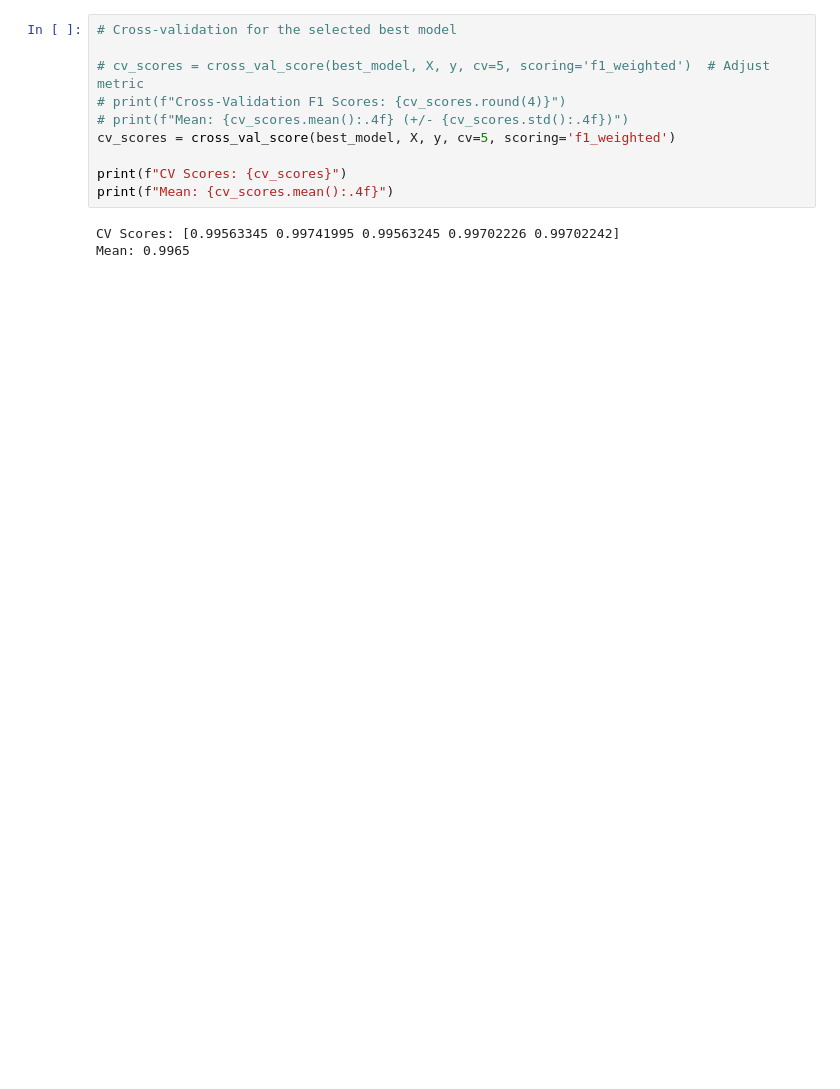
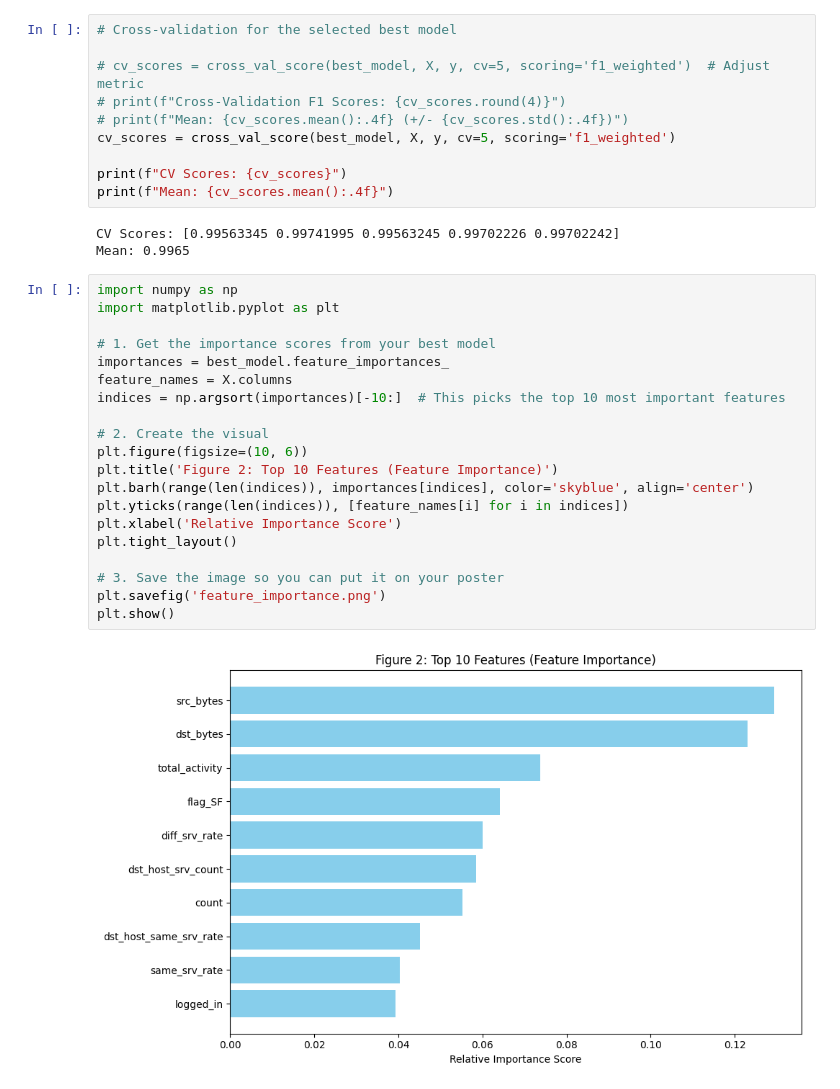
Before and after one commit to ninasaeed19/network_intrusion_data, a Jupyter notebook: notebooks/Phase_4_Modeling.ipynb, the cells around one changed output. Saved outputs shown, nothing was run; the diff lists cells and outputs as text; blank space fills up the shorter version.

```diff
--- a/notebooks/Phase_4_Modeling.ipynb
+++ b/notebooks/Phase_4_Modeling.ipynb
@@ -351,3 +351,25 @@ print(f"Mean: {cv_scores.mean():.4f}")
 # %% [output]
 CV Scores: [0.99563345 0.99741995 0.99563245 0.99702226 0.99702242]
 Mean: 0.9965
+# %%
+import numpy as np
+import matplotlib.pyplot as plt
+
+# 1. Get the importance scores from your best model
+importances = best_model.feature_importances_
+feature_names = X.columns
+indices = np.argsort(importances)[-10:]  # This picks the top 10 most important features
+
+# 2. Create the visual
+plt.figure(figsize=(10, 6))
+plt.title('Figure 2: Top 10 Features (Feature Importance)')
+plt.barh(range(len(indices)), importances[indices], color='skyblue', align='center')
+plt.yticks(range(len(indices)), [feature_names[i] for i in indices])
+plt.xlabel('Relative Importance Score')
+plt.tight_layout()
+
+# 3. Save the image so you can put it on your poster
+plt.savefig('feature_importance.png')
+plt.show()
+# %% [output]
+[figure, added]
```
Also changed, not shown: parts of 2 cells of this notebook, 13 other files.
